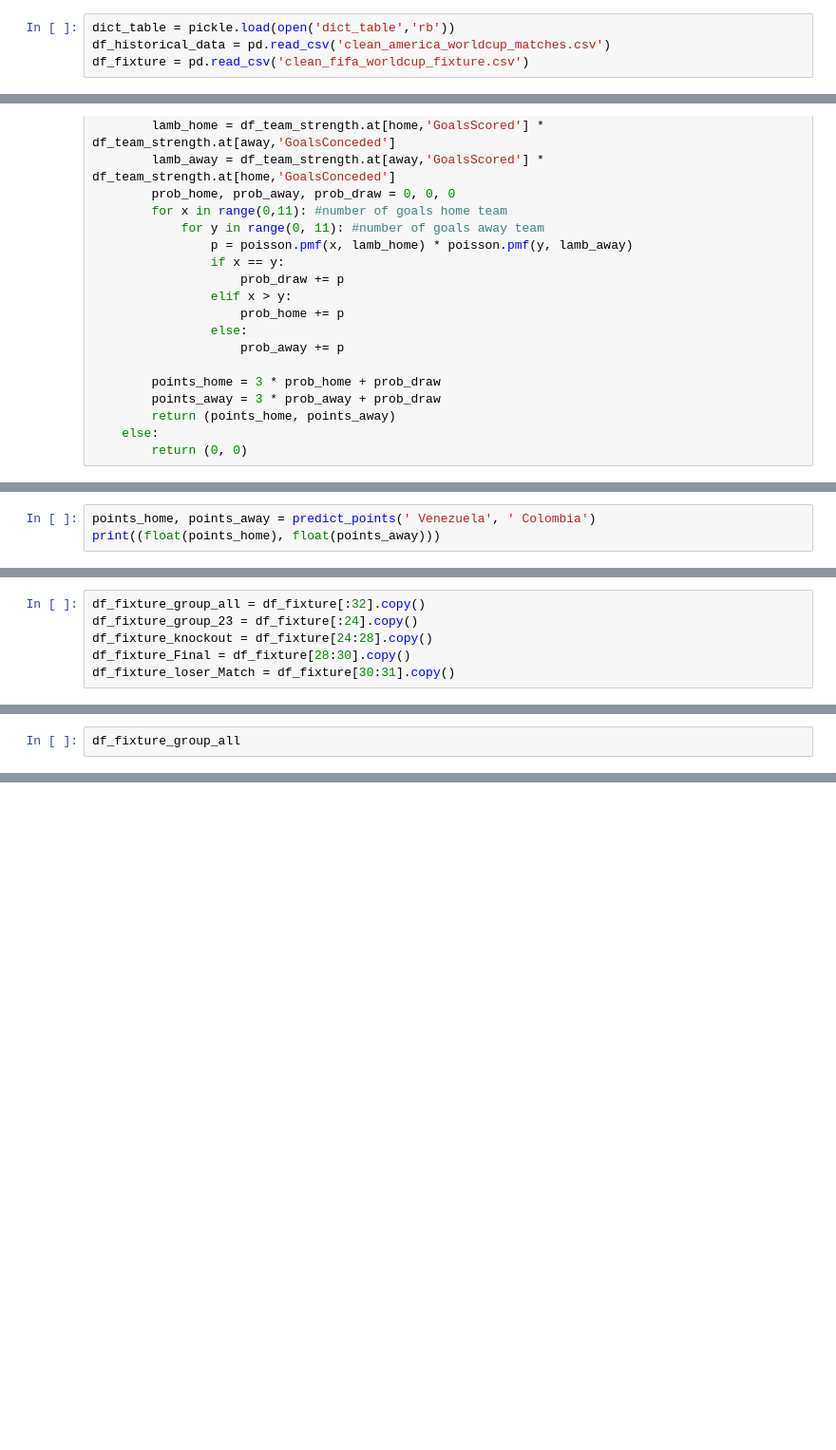
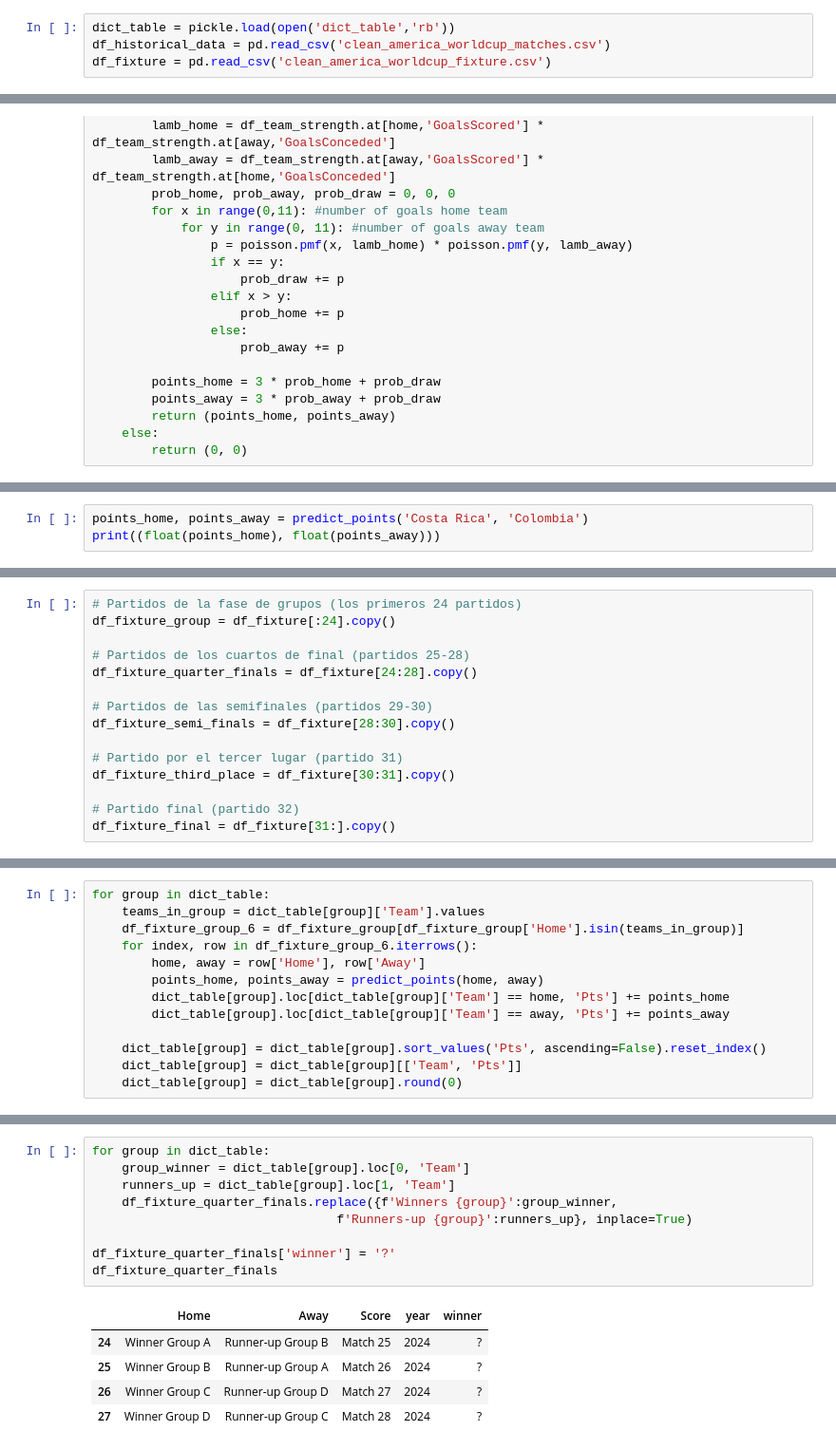
Before and after one commit to Jiuby/DataScience, a Jupyter notebook: Modelo_Prediccion.ipynb, the cells around one changed output, grey strips where cells are left out. Shown at 95% size. Saved outputs shown, nothing was run; the diff lists cells and outputs as text; blank space fills up the shorter version.

```diff
--- a/Modelo_Prediccion.ipynb
+++ b/Modelo_Prediccion.ipynb
@@ -5,4 +5,4 @@ from scipy.stats import poisson
 # %%
 dict_table = pickle.load(open('dict_table','rb'))
 df_historical_data = pd.read_csv('clean_america_worldcup_matches.csv')
-df_fixture = pd.read_csv('clean_fifa_worldcup_fixture.csv')
+df_fixture = pd.read_csv('clean_america_worldcup_fixture.csv')
@@ -59,5 +68,5 @@ Index([' Argentina', ' Bolivia', ' Brazil', ' Chile', ' Colombia',
       dtype='object', name='Team')
 # %%
-points_home, points_away = predict_points(' Venezuela', ' Colombia')
+points_home, points_away = predict_points('Costa Rica', 'Colombia')
 print((float(points_home), float(points_away)))
 # %% [output]
@@ -65,6 +74,15 @@ print((float(points_home), float(points_away)))
 # %%
-df_fixture_group_all = df_fixture[:32].copy()
-df_fixture_group_23 = df_fixture[:24].copy()
-df_fixture_knockout = df_fixture[24:28].copy()
-df_fixture_Final = df_fixture[28:30].copy()
-df_fixture_loser_Match = df_fixture[30:31].copy()
+# Partidos de la fase de grupos (los primeros 24 partidos)
+df_fixture_group = df_fixture[:24].copy()
+
+# Partidos de los cuartos de final (partidos 25-28)
+df_fixture_quarter_finals = df_fixture[24:28].copy()
+
+# Partidos de las semifinales (partidos 29-30)
+df_fixture_semi_finals = df_fixture[28:30].copy()
+
+# Partido por el tercer lugar (partido 31)
+df_fixture_third_place = df_fixture[30:31].copy()
+
+# Partido final (partido 32)
+df_fixture_final = df_fixture[31:].copy()
@@ -71,3 +108,14 @@ df_fixture_loser_Match = df_fixture[30:31].copy()
 # %%
-df_fixture_group_all
+for group in dict_table:
+    teams_in_group = dict_table[group]['Team'].values
+    df_fixture_group_6 = df_fixture_group[df_fixture_group['Home'].isin(teams_in_group)]
+    for index, row in df_fixture_group_6.iterrows():
+        home, away = row['Home'], row['Away']
+        points_home, points_away = predict_points(home, away)
+        dict_table[group].loc[dict_table[group]['Team'] == home, 'Pts'] += points_home
+        dict_table[group].loc[dict_table[group]['Team'] == away, 'Pts'] += points_away
+
+    dict_table[group] = dict_table[group].sort_values('Pts', ascending=False).reset_index()
+    dict_table[group] = dict_table[group][['Team', 'Pts']]
+    dict_table[group] = dict_table[group].round(0)
 # %% [output]
@@ -104,0 +131,15 @@ SyntaxError: invalid syntax (3264834941.py, line 6)
+# %%
+for group in dict_table:
+    group_winner = dict_table[group].loc[0, 'Team']
+    runners_up = dict_table[group].loc[1, 'Team']
+    df_fixture_quarter_finals.replace({f'Winners {group}':group_winner,
+                                 f'Runners-up {group}':runners_up}, inplace=True)
+
+df_fixture_quarter_finals['winner'] = '?'
+df_fixture_quarter_finals
+# %% [output]
+|  | Home | Away | Score | year | winner |
+| 24 | Winner Group A | Runner-up Group B | Match 25 | 2024 | ? |
+| 25 | Winner Group B | Runner-up Group A | Match 26 | 2024 | ? |
+| 26 | Winner Group C | Runner-up Group D | Match 27 | 2024 | ? |
+| 27 | Winner Group D | Runner-up Group C | Match 28 | 2024 | ? |
```
Also changed, not shown: parts of 11 cells of this notebook.
